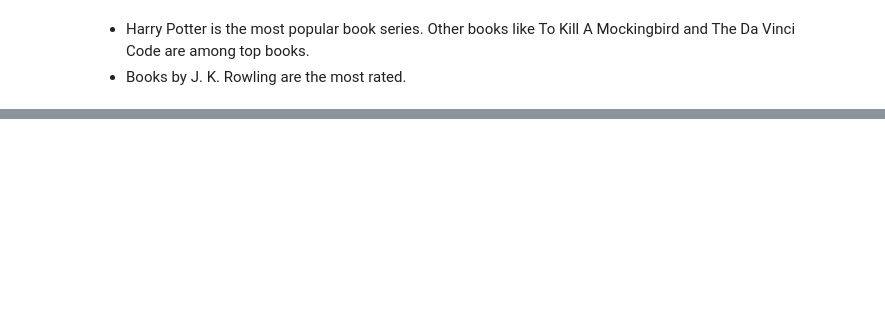
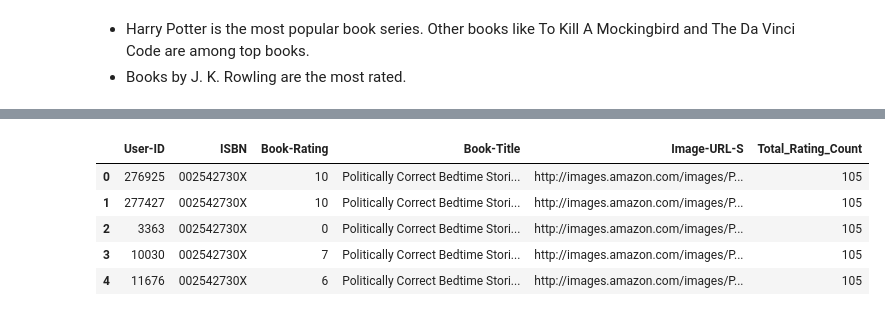
Before and after one commit to rahool010/Book-Recommendation-System, a Jupyter notebook: Book_Recommendation_System.ipynb, the cells around one changed output, grey strips where cells are left out. Saved outputs shown, nothing was run; the diff lists cells and outputs as text; code cells hidden in the pictures; blank space fills up the shorter version.

```diff
--- a/Book_Recommendation_System.ipynb
+++ b/Book_Recommendation_System.ipynb
@@ -593,0 +628,13 @@ top_books[['Book-Title', 'Book-Author','Total_Users_Rated', 'Average_Rating', 'S
+# %%
+# book title having NaN values ae dropped
+combine_book_rating = combine_book_rating.dropna(axis = 0, subset = ['Book-Title'])
+
+# rows are grouped by each of the book title and book rating and then counted for each of the group
+book_rating_count = (combine_book_rating.
+     groupby(by = ['Book-Title'])['Book-Rating'].
+     count().
+     reset_index().
+     rename(columns = {'Book-Rating': 'Total_Rating_Count'})   # rename Book-Rating column
+     [['Book-Title', 'Total_Rating_Count']]
+    )
+book_rating_count.head()
@@ -593,0 +648,11 @@ top_books[['Book-Title', 'Book-Author','Total_Users_Rated', 'Average_Rating', 'S
+# %%
+# merging number of rating dataframe with rating with books
+rating_with_totalRatingCount = combine_book_rating.merge(book_rating_count, on='Book-Title')
+rating_with_totalRatingCount.head()
+# %% [output]
+|  | User-ID | ISBN | Book-Rating | Book-Title | Image-URL-S | Total_Rating_Count |
+| 0 | 276925 | 002542730X | 10 | Politically Correct Bedtime Stori... | http://images.amazon.com/images/P... | 105 |
+| 1 | 277427 | 002542730X | 10 | Politically Correct Bedtime Stori... | http://images.amazon.com/images/P... | 105 |
+| 2 | 3363 | 002542730X | 0 | Politically Correct Bedtime Stori... | http://images.amazon.com/images/P... | 105 |
+| 3 | 10030 | 002542730X | 7 | Politically Correct Bedtime Stori... | http://images.amazon.com/images/P... | 105 |
+| 4 | 11676 | 002542730X | 6 | Politically Correct Bedtime Stori... | http://images.amazon.com/images/P... | 105 |
```
Also changed, not shown: parts of 25 cells of this notebook.
